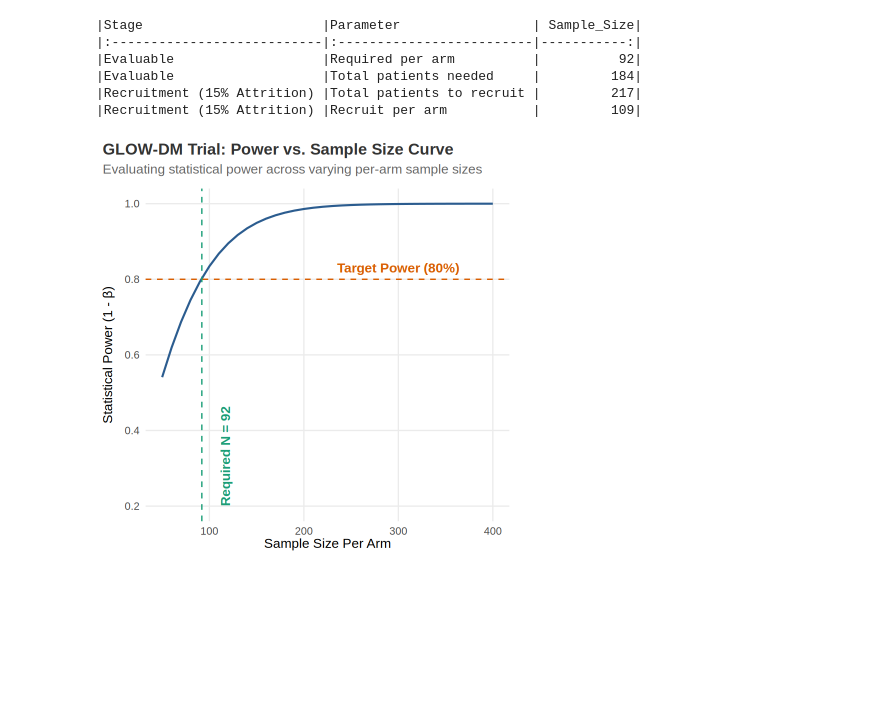
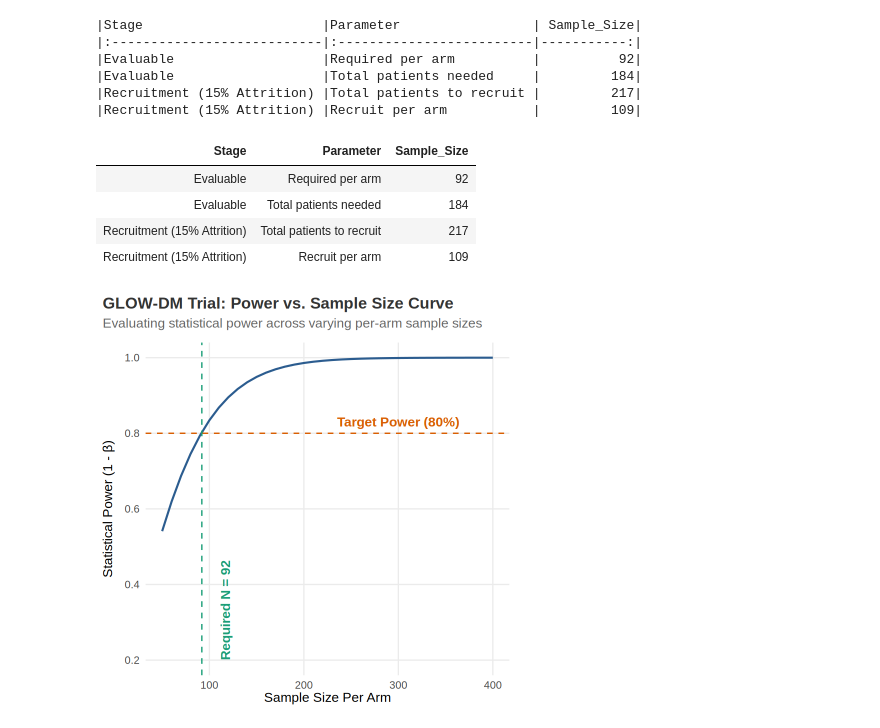
Before and after one commit to manishdatt-edu/biostats, a Jupyter notebook: Power_analysis.ipynb, the cells around one changed output. Cells and saved outputs as stored; diff of their text form; code cells hidden in the pictures; blank space fills up the shorter version.

```diff
--- a/Power_analysis.ipynb
+++ b/Power_analysis.ipynb
@@ -229,6 +229,18 @@ NOTE: n is number in *each* group
 |Evaluable                   |Total patients needed     |         184|
 |Recruitment (15% Attrition) |Total patients to recruit |         217|
 |Recruitment (15% Attrition) |Recruit per arm           |         109|
+# %%
+# To view it as a rendered HTML table inside Colab, you can format it as HTML
+# and use the IRdisplay package to output it directly:
+library(IRdisplay)
+html_table <- knitr::kable(sample_summary, format = "html", table.attr = "style='width:100%; border: 1px solid #ddd; border-collapse: collapse;' class='table'")
+display_html(as.character(html_table))
+# %% [output]
+| Stage | Parameter | Sample_Size |
+| Evaluable | Required per arm | 92 |
+| Evaluable | Total patients needed | 184 |
+| Recruitment (15% Attrition) | Total patients to recruit | 217 |
+| Recruitment (15% Attrition) | Recruit per arm | 109 |
 # %%
 # Generating a Power Curve for Visualization
 sample_sizes <- seq(50, 400, by = 10)
```
Also changed, not shown: 1 other file.
